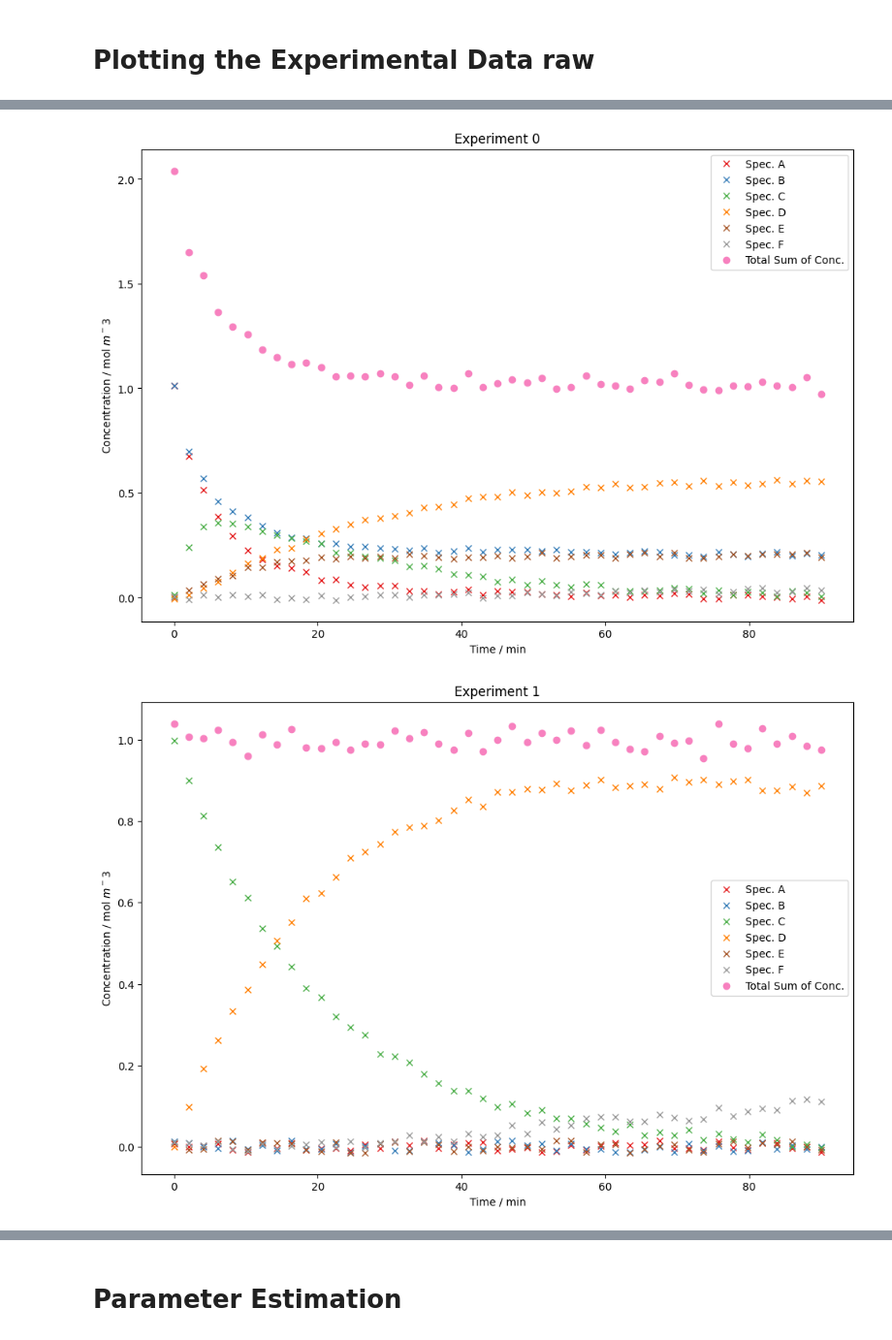
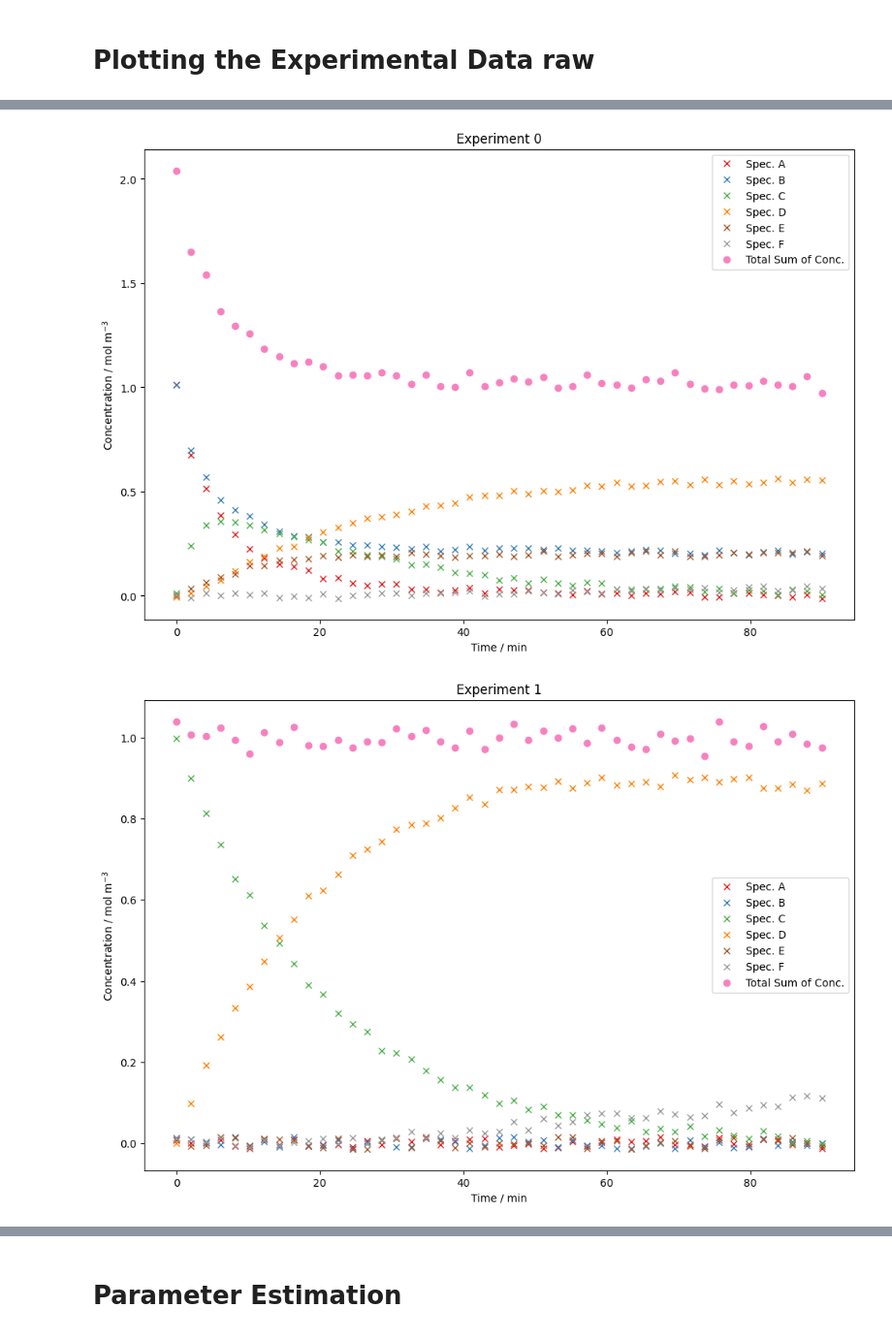
Before and after one commit to PeterSchoenung/CRE3-Assignment-1, a Jupyter notebook: Assignment1_Solution_Group7.ipynb, the cells around one changed output, grey strips where cells are left out. Shown at 97% size. Saved outputs shown, nothing was run; the diff lists cells and outputs as text; code cells hidden in the pictures.

```diff
--- a/Assignment1_Solution_Group7.ipynb
+++ b/Assignment1_Solution_Group7.ipynb
@@ -53,24 +91,24 @@ for i in range(no_of_exp):
 # %%
-no_of_species = 6
-speciescount = np.array(["A","B","C","D","E","F"])              # Naming Array for Legends in plotting
-colors = colormaps.get_cmap('Set1')                            # Getting a colormap from library, personal preference and visibility
-colordivider = np.array([0,0.15,0.3,0.5,0.7,0.99])               # Arrays with integers, to get the same colors for the same species in all diagrams
+no_of_species = len(exp_conc[0])                                    # the number of species is equal to the length of the second dimension of the concentration array, which is 6
+speciescount = np.array(["A","B","C","D","E","F"])                  # Naming Array for Legends in plotting
+colors = colormaps.get_cmap('Set1')                                 # Getting a colormap from library, choice because of personal preference and visibility
+colordivider = np.array([0,0.15,0.3,0.5,0.7,0.99])                  # Arrays with integers, to get the same colors for the same species in all diagrams
 
 for i in range(no_of_exp):
     plt.subplots(figsize=(12,8))
     total_conc = np.zeros(45)
     for j in range(no_of_species):
-        start = i * 270 + j *45                                         # starting point of each experimental series, 6 species times 45 measuring points equals 270 eperimental data points per experiment
+        start = i * 270 + j *45                                     # starting point of each experimental series, 6 species times 45 measuring points equals 270 eperimental data points per experiment
         for p in range(45):
             total_conc[p] = total_conc[p] + ExperimentalData[start + p]
         plt.plot(exp_time[i], ExperimentalData[start : start + 45], 'x' , label = "Spec. " + speciescount[j], color = colors(colordivider[j]))
         plt.title("Experiment " + str(i))
         plt.xlabel("Time / min")
-        plt.ylabel("Concentration / mol $m^-3$")
+        plt.ylabel("Concentration / mol m$^{-3}$")
 
     plt.plot(exp_time[i], total_conc, 'o', label = 'Total Sum of Conc.', color = colors(0.8))
     plt.legend()
     plt.show()
 # %% [output]
-[figure, old version]
+[figure, new version]
-[figure, old version]
+[figure, new version]
```
Also changed, not shown: parts of 16 cells of this notebook, 1 other file.
